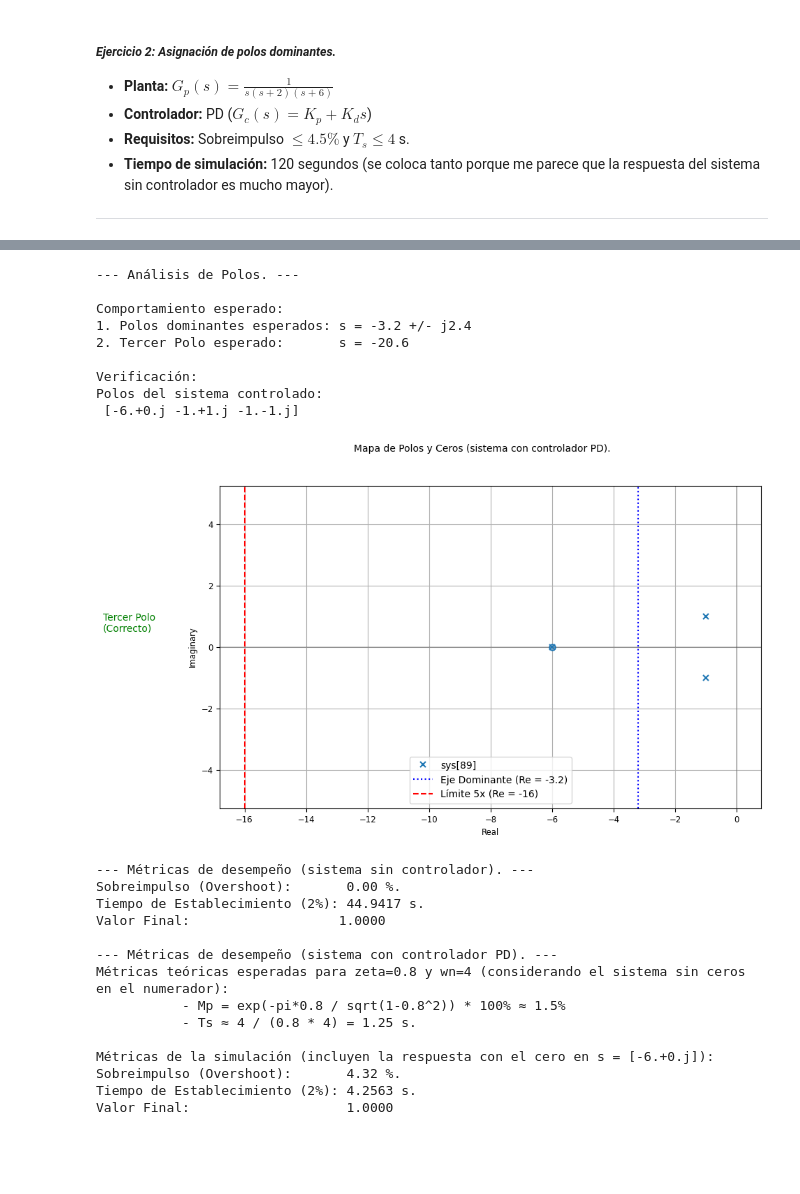
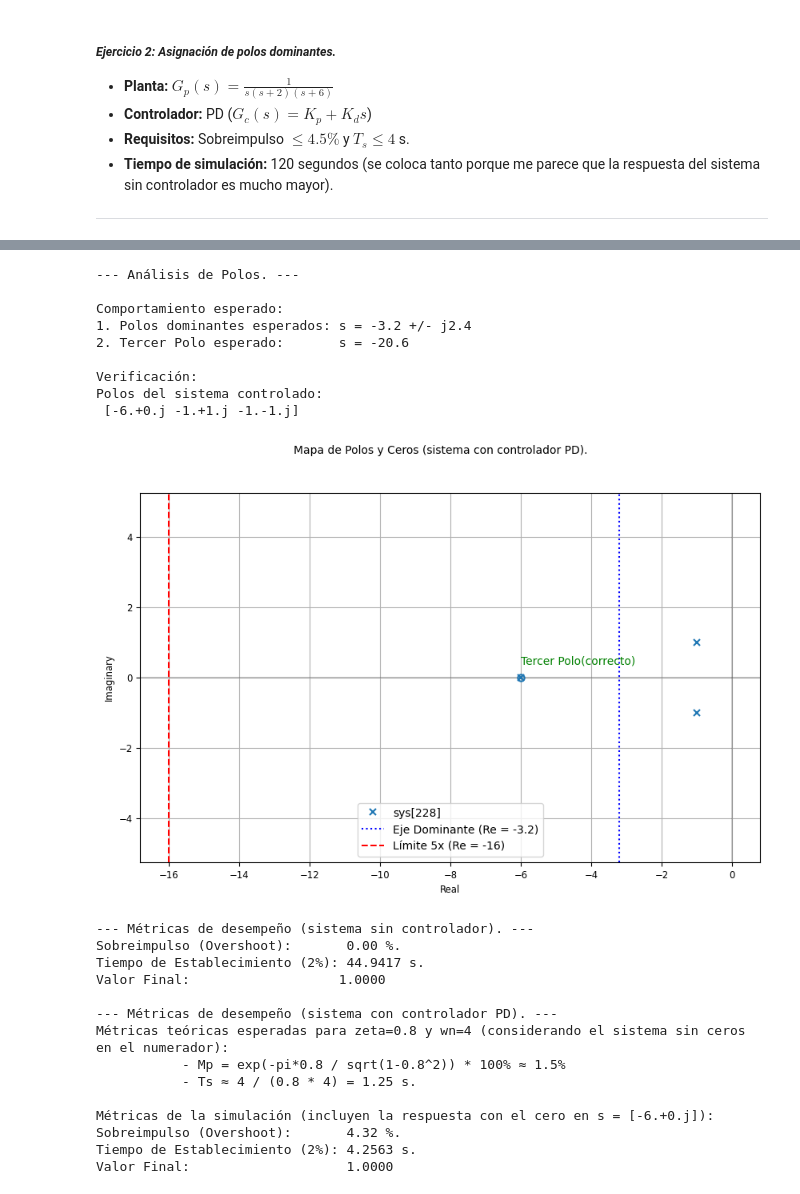
Before and after one commit to NayMera/control-clasico, a Jupyter notebook: Practicas/P_3_03_Asignacion_de_polos.ipynb, the cells around one changed output, grey strips where cells are left out. Drawn from its saved outputs; the diff is of its cells as text; code cells hidden in the pictures; blank space fills up the shorter version.

Commit message:
Práctica: Sintonización mediante asignación de polos.

```diff
--- a/Practicas/P_3_03_Asignacion_de_polos.ipynb
+++ b/Practicas/P_3_03_Asignacion_de_polos.ipynb
@@ -530,7 +568,7 @@ ct.pzmap(sys_con_control2, title='Mapa de Polos y Ceros (sistema con controlador
 # La regla dice que el tercero debe estar al menos 5 veces más lejos (5 * 3.2 = 16).
 plt.axvline(x=-3.2, color='b', linestyle=':', label='Eje Dominante (Re = -3.2)')
 plt.axvline(x=-16, color='r', linestyle='--', label='Límite 5x (Re = -16)')
-plt.text(-20.6, 0.5, 'Tercer Polo\n(Correcto)', color='green')
+plt.text(-6, 0, 'Tercer Polo(correcto)\n', color='green')
 
 plt.legend()
 plt.grid(True)
@@ -573,20 +611,20 @@ Outputs (1): ['y[0]']
 Inputs (1): ['u[0]']
 Outputs (1): ['y[0]']
 
          2 s + 12
   -----------------------
   s^3 + 8 s^2 + 14 s + 12
 [figure]
 --- Análisis de Polos. ---
 
 Comportamiento esperado:
 1. Polos dominantes esperados: s = -3.2 +/- j2.4
 2. Tercer Polo esperado:       s = -20.6
 
 Verificación:
 Polos del sistema controlado:
  [-6.+0.j -1.+1.j -1.-1.j]
-[figure, old version]
+[figure, new version]
 --- Métricas de desempeño (sistema sin controlador). ---
 Sobreimpulso (Overshoot):       0.00 %.
 Tiempo de Establecimiento (2%): 44.9417 s.
```
Also changed, not shown: parts of 4 cells of this notebook.
